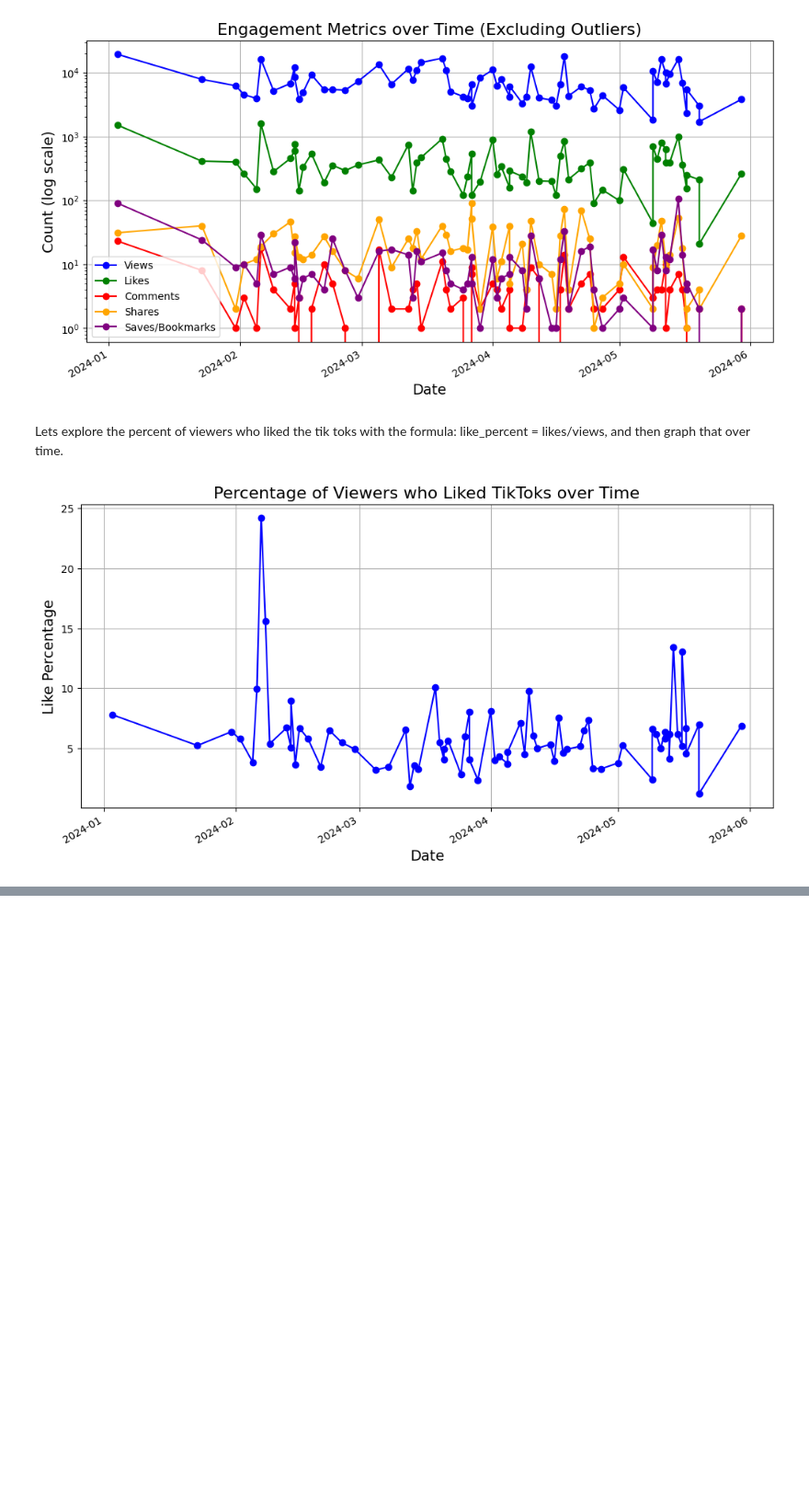
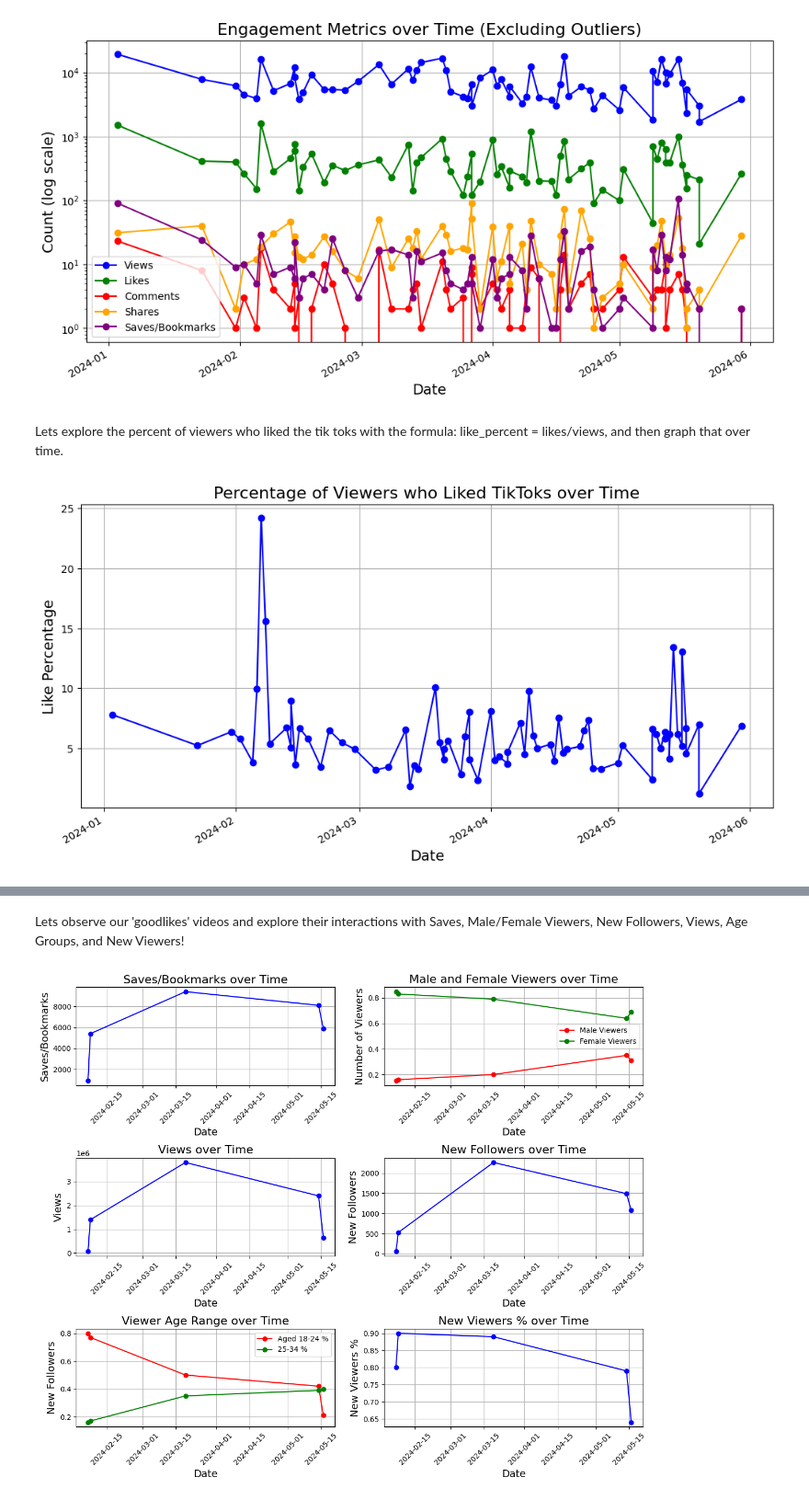
Before and after one commit to hjake22/washusocial24summerintern, a Jupyter notebook: exploringTikTokAnalytics.ipynb, the cells around one changed output, grey strips where cells are left out. Shown at 92% size. Drawn from its saved outputs; the diff is of its cells as text; code cells hidden in the pictures; blank space fills up the shorter version.

```diff
--- a/exploringTikTokAnalytics.ipynb
+++ b/exploringTikTokAnalytics.ipynb
@@ -423,0 +433,13 @@ plt.show()
+# %%
+goodlikes = df['Like_Percent'] > 10
+
+# Filter the DataFrame based on the 'goodlikes' condition
+df_goodlikes = df[goodlikes]
+
+# Compute the correlation matrix
+correlation_matrix = df_goodlikes.corr()
+
+# If you're interested in the correlation of 'goodlikes' with other features:
+goodlikes_correlation = correlation_matrix['Likes']
+print("\nCorrelation of 'Likes' with other features:")
+print(goodlikes_correlation)
@@ -423,0 +464,62 @@ plt.show()
+# %% [markdown]
+Lets observe our 'goodlikes' videos and explore their interactions with Saves, Male/Female Viewers, New Followers, Views, Age Groups, and New Viewers!
+# %%
+fig, axes = plt.subplots(3, 2, figsize=(12, 10))
+
+# Subplot 1: 'Saves/Bookmarks' vs 'Date'
+axes[0, 0].plot(df_goodlikes['Date'], df_goodlikes['Saves/Bookmarks'], marker='o', linestyle='-', color='blue')
+axes[0, 0].set_title('Saves/Bookmarks over Time', fontsize=16)
+axes[0, 0].set_xlabel('Date', fontsize=14)
+axes[0, 0].set_ylabel('Saves/Bookmarks', fontsize=14)
+axes[0, 0].grid(True)
+
+# Subplot 2: 'Male Viewers' and 'Female Viewers' vs 'Date'
+axes[0, 1].plot(df_goodlikes['Date'], df_goodlikes['Male Viewers'], marker='o', linestyle='-', color='red', label='Male Viewers')
+axes[0, 1].plot(df_goodlikes['Date'], df_goodlikes['Female Viewers'], marker='o', linestyle='-', color='green', label='Female Viewers')
+axes[0, 1].set_title('Male and Female Viewers over Time', fontsize=16)
+axes[0, 1].set_xlabel('Date', fontsize=14)
+axes[0, 1].set_ylabel('Number of Viewers', fontsize=14)
+axes[0, 1].grid(True)
+axes[0, 1].legend()
+
+# Subplot 3: 'Views' vs 'Date'
+axes[1, 0].plot(df_goodlikes['Date'], df_goodlikes['Views'], marker='o', linestyle='-', color='blue')
+axes[1, 0].set_title('Views over Time', fontsize=16)
+axes[1, 0].set_xlabel('Date', fontsize=14)
+axes[1, 0].set_ylabel('Views', fontsize=14)
+axes[1, 0].grid(True)
+
+# Subplot 4: 'New Followers' vs 'Date'
+axes[1, 1].plot(df_goodlikes['Date'], df_goodlikes['New Followers'], marker='o', linestyle='-', color='blue')
+axes[1, 1].set_title('New Followers over Time', fontsize=16)
+axes[1, 1].set_xlabel('Date', fontsize=14)
+axes[1, 1].set_ylabel('New Followers', fontsize=14)
+axes[1, 1].grid(True)
+
+# Subplot 5: 'Age Groups' vs 'Date'
+axes[2, 0].plot(df_goodlikes['Date'], df_goodlikes['Aged 18-24 %'], marker='o', linestyle='-', color='red', label='Aged 18-24 %')
+axes[2, 0].plot(df_goodlikes['Date'], df_goodlikes['25-34 %'], marker='o', linestyle='-', color='green', label='25-34 %')
+axes[2, 0].set_title('Viewer Age Range over Time', fontsize=16)
+axes[2, 0].set_xlabel('Date', fontsize=14)
+axes[2, 0].set_ylabel('New Followers', fontsize=14)
+axes[2, 0].grid(True)
+axes[2, 0].legend()
+
+# Subplot 4: 'New Viewers' vs 'Date'
+axes[2, 1].plot(df_goodlikes['Date'], df_goodlikes['New Viewers %'], marker='o', linestyle='-', color='blue')
+axes[2, 1].set_title('New Viewers % over Time', fontsize=16)
+axes[2, 1].set_xlabel('Date', fontsize=14)
+axes[2, 1].set_ylabel('New Viewers %', fontsize=14)
+axes[2, 1].grid(True)
+
+# Rotate date labels for better readability
+for ax in axes.flat:
+    ax.xaxis.set_tick_params(rotation=45)
+
+# Adjust layout
+plt.tight_layout()
+
+# Show plot
+plt.show()
+# %% [output]
+[figure, added]
```
Also changed, not shown: parts of 20 cells of this notebook.
